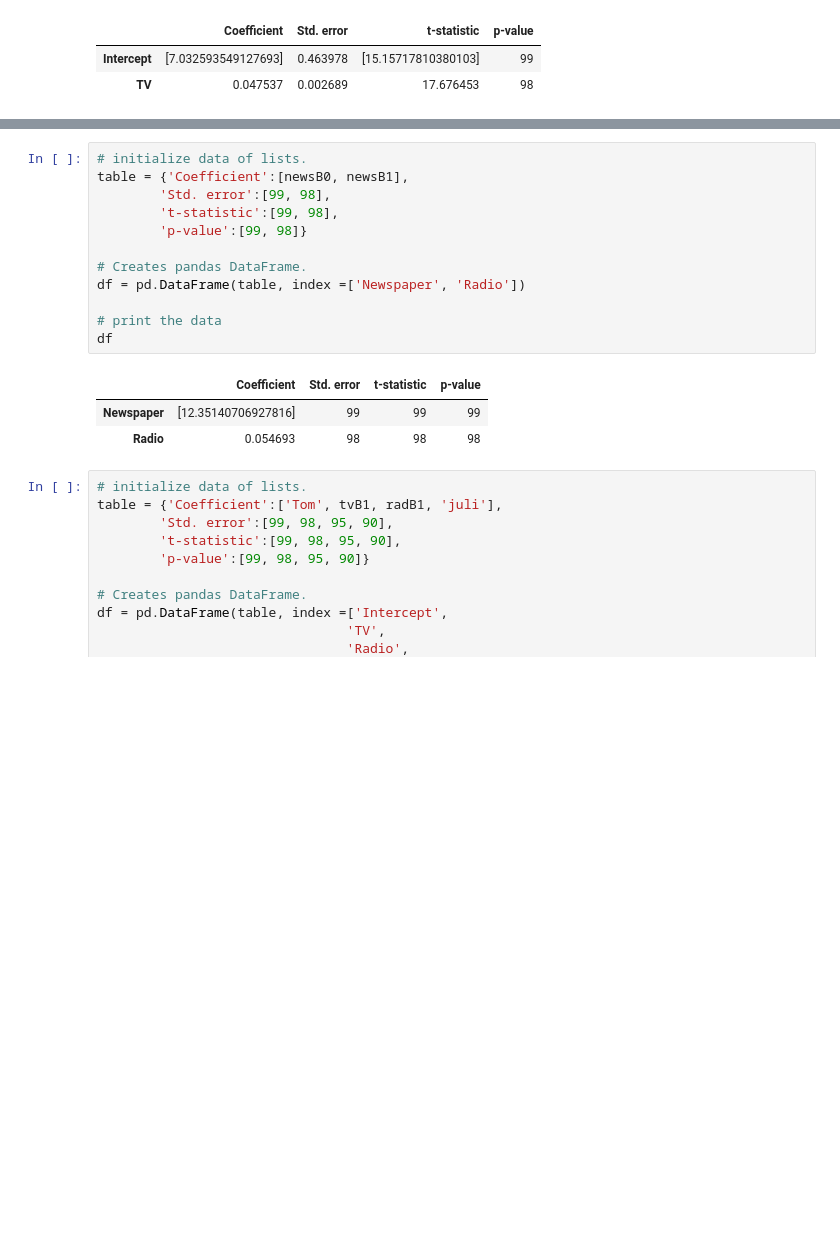
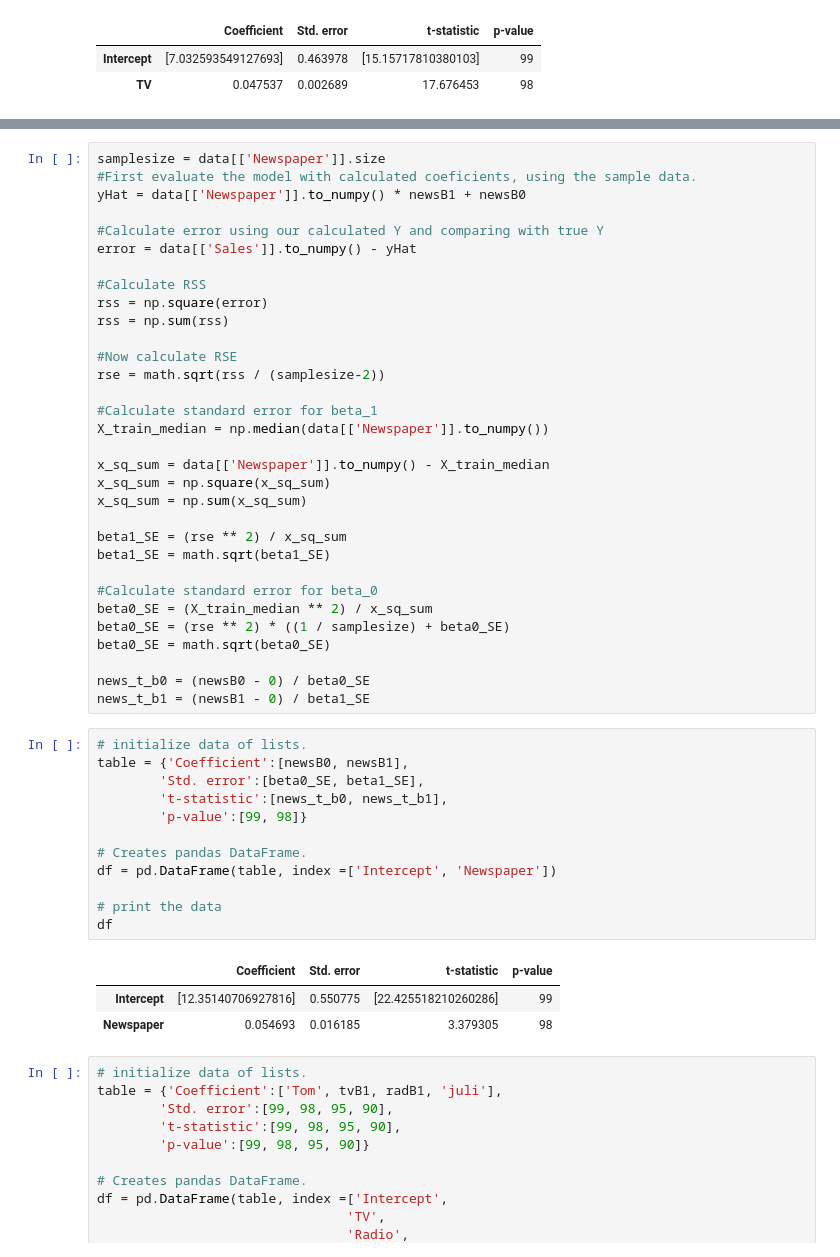
Before and after one commit to eon129/ISL_exercises, a Jupyter notebook: Chapter_3.ipynb, the cells around one changed output, grey strips where cells are left out. Drawn from its saved outputs; the diff is of its cells as text; blank space fills up the shorter version.

Commit message:
Added more data inference using statsmodels

```diff
--- a/Chapter_3.ipynb
+++ b/Chapter_3.ipynb
@@ -538,19 +573,51 @@ df
+# %%
+samplesize = data[['Newspaper']].size
+#First evaluate the model with calculated coeficients, using the sample data.
+yHat = data[['Newspaper']].to_numpy() * newsB1 + newsB0
+
+#Calculate error using our calculated Y and comparing with true Y
+error = data[['Sales']].to_numpy() - yHat
+
+#Calculate RSS
+rss = np.square(error)
+rss = np.sum(rss)
+
+#Now calculate RSE
+rse = math.sqrt(rss / (samplesize-2))
+
+#Calculate standard error for beta_1
+X_train_median = np.median(data[['Newspaper']].to_numpy())
+
+x_sq_sum = data[['Newspaper']].to_numpy() - X_train_median
+x_sq_sum = np.square(x_sq_sum)
+x_sq_sum = np.sum(x_sq_sum)
+
+beta1_SE = (rse ** 2) / x_sq_sum
+beta1_SE = math.sqrt(beta1_SE)
+
+#Calculate standard error for beta_0
+beta0_SE = (X_train_median ** 2) / x_sq_sum
+beta0_SE = (rse ** 2) * ((1 / samplesize) + beta0_SE)
+beta0_SE = math.sqrt(beta0_SE)
+
+news_t_b0 = (newsB0 - 0) / beta0_SE
+news_t_b1 = (newsB1 - 0) / beta1_SE
 # %%
 # initialize data of lists.
 table = {'Coefficient':[newsB0, newsB1],
-        'Std. error':[99, 98],
-        't-statistic':[99, 98],
+        'Std. error':[beta0_SE, beta1_SE],
+        't-statistic':[news_t_b0, news_t_b1],
         'p-value':[99, 98]}
 
 # Creates pandas DataFrame.
-df = pd.DataFrame(table, index =['Newspaper', 'Radio'])
+df = pd.DataFrame(table, index =['Intercept', 'Newspaper'])
 
 # print the data
 df
 # %% [output]
 |  | Coefficient | Std. error | t-statistic | p-value |
-| Newspaper | [12.35140706927816] | 99 | 99 | 99 |
-| Radio | 0.054693 | 98 | 98 | 98 |
+| Intercept | [12.35140706927816] | 0.550775 | [22.425518210260286] | 99 |
+| Newspaper | 0.054693 | 0.016185 | 3.379305 | 98 |
 # %%
 # initialize data of lists.
 table = {'Coefficient':['Tom', tvB1, radB1, 'juli'],
```
Also changed, not shown: parts of 8 cells of this notebook.
